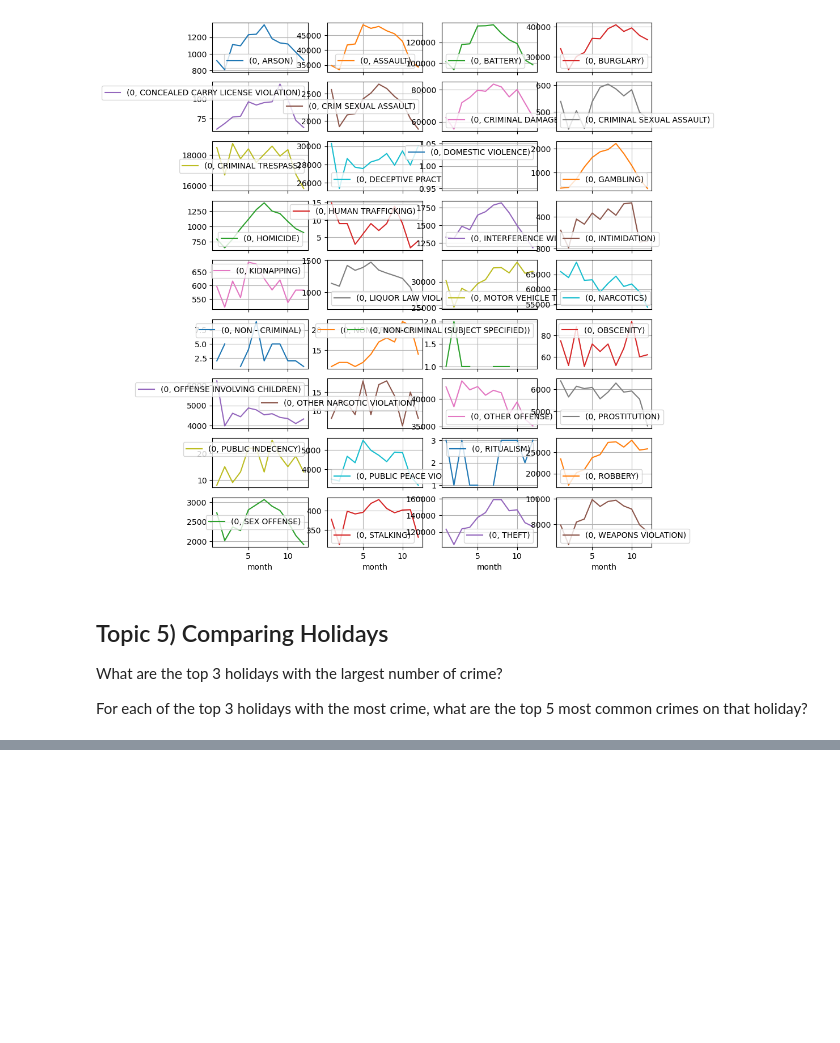
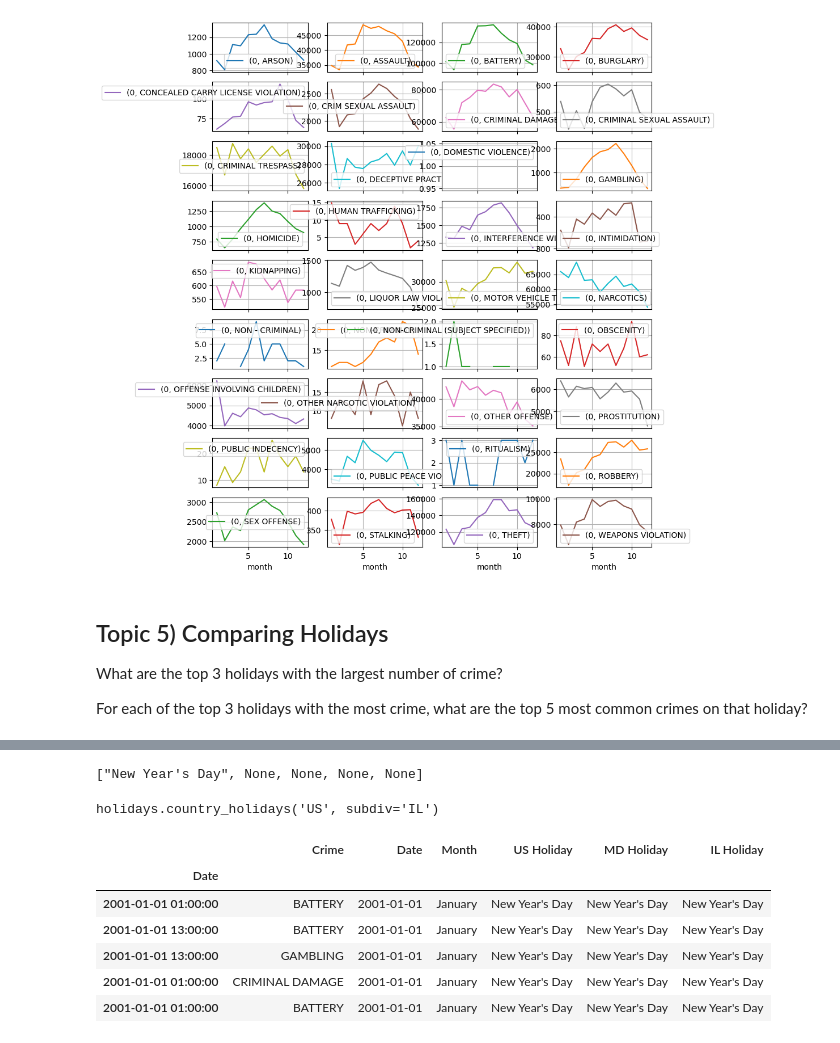
Before and after one commit to EhLeeOod/proj-3-part-1, a Jupyter notebook: core-proj-3-part-1.ipynb, the cells around one changed output, grey strips where cells are left out. Cells and saved outputs as stored; diff of their text form; code cells hidden in the pictures; blank space fills up the shorter version.

```diff
--- a/core-proj-3-part-1.ipynb
+++ b/core-proj-3-part-1.ipynb
@@ -438,0 +481,4 @@ For each of the top 3 holidays with the most crime, what are the top 5 most comm
+# %%
+## Create an instance of the US country holidays.
+us_holidays = country_holidays('US')
+us_holidays
@@ -438,0 +494,25 @@ For each of the top 3 holidays with the most crime, what are the top 5 most comm
+# %%
+## Getting us holidays for all dates
+holiday_list = [us_holidays.get(day) for day in all_days]
+holiday_list[:5]
+# %% [output]
+["New Year's Day", None, None, None, None]
+# %%
+# For a specific subdivisions (e.g. state or province):
+il_holidays = country_holidays('US', subdiv='IL')
+il_holidays
+# %% [output]
+holidays.country_holidays('US', subdiv='IL')
+# %%
+## Saving both holiday types as columns
+df_new["US Holiday"] = [us_holidays.get(day) for day in df_new['Date']]
+df_new['IL Holiday'] = [il_holidays.get(day) for day in df_new['Date']]
+df_new.head()
+# %% [output]
+|  | Crime | Date | Month | US Holiday | MD Holiday | IL Holiday |
+| Date |  |  |  |  |  |  |
+| 2001-01-01 01:00:00 | BATTERY | 2001-01-01 | January | New Year's Day | New Year's Day | New Year's Day |
+| 2001-01-01 13:00:00 | BATTERY | 2001-01-01 | January | New Year's Day | New Year's Day | New Year's Day |
+| 2001-01-01 13:00:00 | GAMBLING | 2001-01-01 | January | New Year's Day | New Year's Day | New Year's Day |
+| 2001-01-01 01:00:00 | CRIMINAL DAMAGE | 2001-01-01 | January | New Year's Day | New Year's Day | New Year's Day |
+| 2001-01-01 01:00:00 | BATTERY | 2001-01-01 | January | New Year's Day | New Year's Day | New Year's Day |
```
Also changed, not shown: parts of 22 cells of this notebook.
